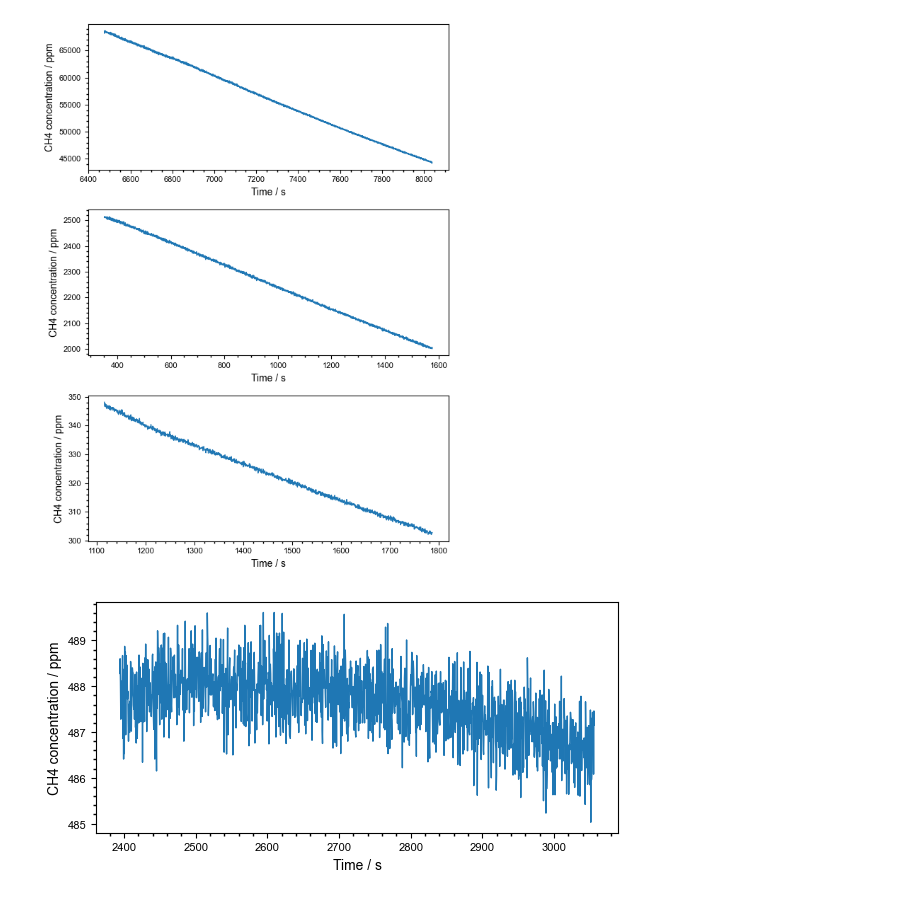
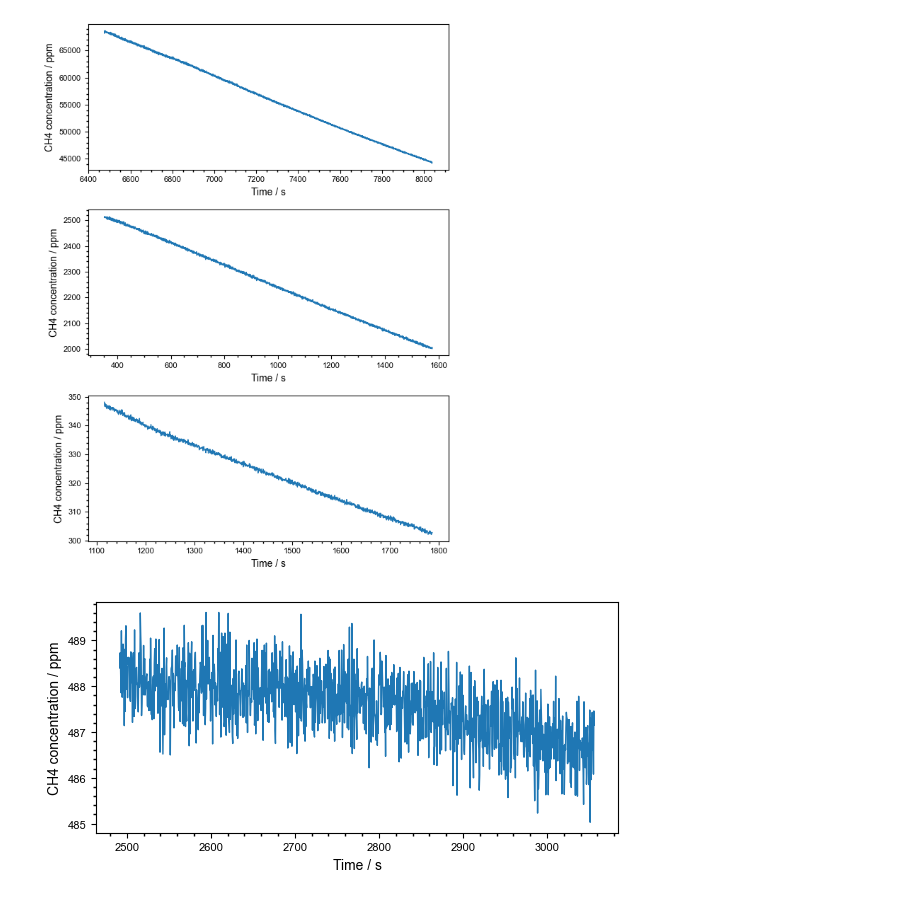
Before and after one commit to Normann25/Manganese-chlorides, a Jupyter notebook: ISAMO/leak_rates.ipynb, the cells around one changed output. Drawn from its saved outputs; the diff is of its cells as text; code cells hidden in the pictures.

```diff
--- a/ISAMO/leak_rates.ipynb
+++ b/ISAMO/leak_rates.ipynb
@@ -30,11 +30,11 @@ plt.show()
 # %%
 fig, ax = plt.subplots(figsize = (6, 3))
 
-overview_plot_leak(ax, leak_test['Leak_test4_19032024'][3000:-1])
+overview_plot_leak(ax, leak_test['Leak_test4_19032024'][3200:-1])
 
 fig.tight_layout()
 fig.savefig('leak_test4.png', dpi = 600)
 plt.show()
 # %% [output]
-[figure, old version]
+[figure, new version]
 # %%
```
Also changed, not shown: parts of 5 cells of this notebook, 4 other files.
